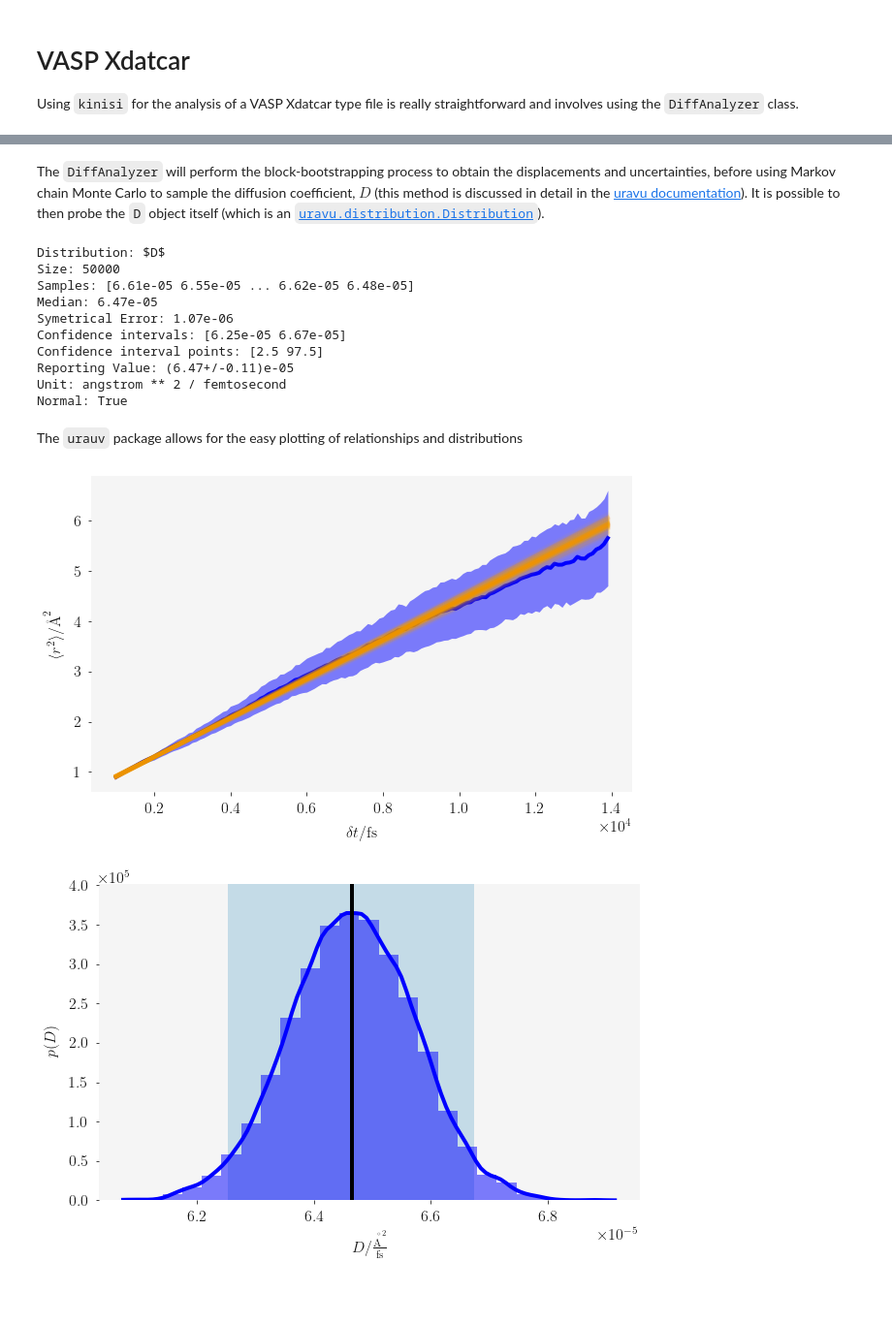
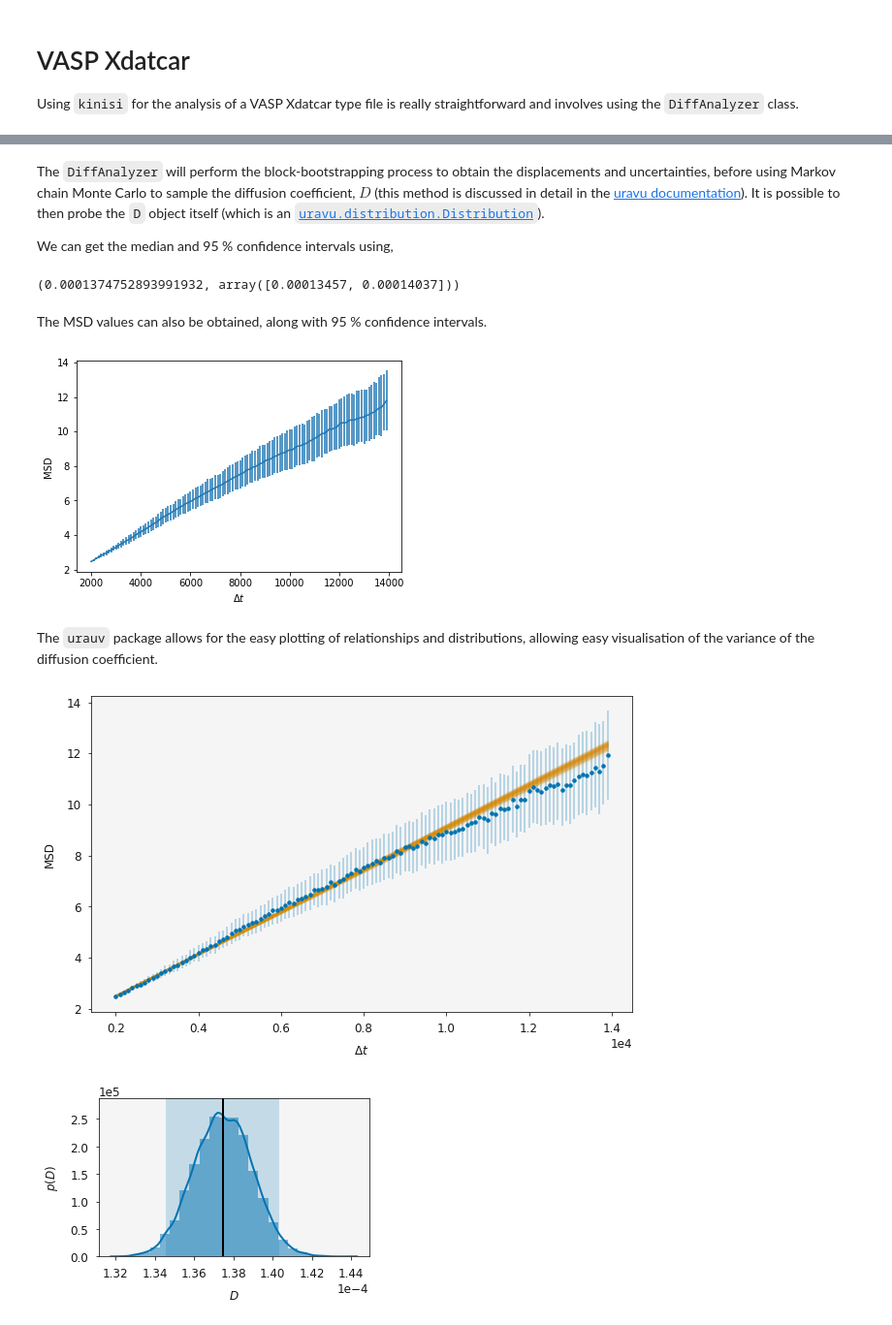
Before and after one commit to bjmorgan/kinisi, a Jupyter notebook: docs/source/vasp.ipynb, the cells around one changed output, grey strips where cells are left out. Shown: that part at 97% size. Saved outputs shown, nothing was run; the diff lists cells and outputs as text; code cells hidden in the pictures; blank space fills up the shorter version.

```diff
--- a/docs/source/vasp.ipynb
+++ b/docs/source/vasp.ipynb
@@ -10,23 +10,18 @@ There the ``params`` dictionary describes details about the simulation, and matc
 params = {'specie': 'Li',
           'time_step': 2.0,
           'step_skip': 50,
-          'temperature': 400,
-          'min_obs': 50}
+          'min_obs': 50,
+          'min_dt': 2000}
 # %%
 diff = DiffAnalyzer('example_XDATCAR.gz', params)
 # %% [markdown]
 The ``DiffAnalyzer`` will perform the block-bootstrapping process to obtain the displacements and uncertainties, before using Markov chain Monte Carlo to sample the diffusion coefficient, $D$ (this method is discussed in detail in the [uravu documentation](https://uravu.readthedocs.io/en/latest/mcmc.html)).
 It is possible to then probe the `D` object itself (which is an [``uravu.distribution.Distribution``](https://uravu.readthedocs.io/en/latest/distribution.html#uravu.distribution.Distribution)).
+
+We can get the median and 95 % confidence intervals using,
 # %%
-diff.D
+diff.D.n, diff.D.con_int
 # %% [output]
-Distribution: $D$
-Size: 50000
-Samples: [6.61e-05 6.55e-05 ... 6.62e-05 6.48e-05]
-Median: 6.47e-05
-Symetrical Error: 1.07e-06
-Confidence intervals: [6.25e-05 6.67e-05]
-Confidence interval points: [2.5 97.5]
-Reporting Value: (6.47+/-0.11)e-05
-Unit: angstrom ** 2 / femtosecond
-Normal: True
+(0.0001374752893991932, array([0.00013457, 0.00014037]))
+# %% [markdown]
+The MSD values can also be obtained, along with 95 % confidence intervals.
@@ -33,3 +30,10 @@ Normal: True
+# %%
+plt.errorbar(diff.delta_t, diff.msd, diff.msd_err)
+plt.ylabel('MSD')
+plt.xlabel('$\Delta t$')
+plt.show()
+# %% [output]
+[figure, added]
 # %% [markdown]
-The ``urauv`` package allows for the easy plotting of relationships and distributions
+The ``urauv`` package allows for the easy plotting of relationships and distributions, allowing easy visualisation of the variance of the diffusion coefficient.
 # %%
@@ -37,12 +40,16 @@ import matplotlib.pyplot as plt
 from uravu.plotting import plot_relationship, plot_distribution
 # %%
 ax = plot_relationship(diff.relationship)
+ax.set_xlabel('$\Delta t$')
+ax.set_ylabel('MSD')
 plt.show()
 # %% [output]
-[figure, old version]
+[figure, new version]
 # %%
 ax = plot_distribution(diff.D)
-ax.axvline(diff.D.mean.n, c='k')
+ax.axvline(diff.D.n, c='k')
+ax.set_xlabel('$D$')
+ax.set_ylabel('$p(D)$')
 plt.show()
 # %% [output]
-[figure, old version]
+[figure, new version]
```
Also changed, not shown: parts of 3 cells of this notebook, 2 other files.
